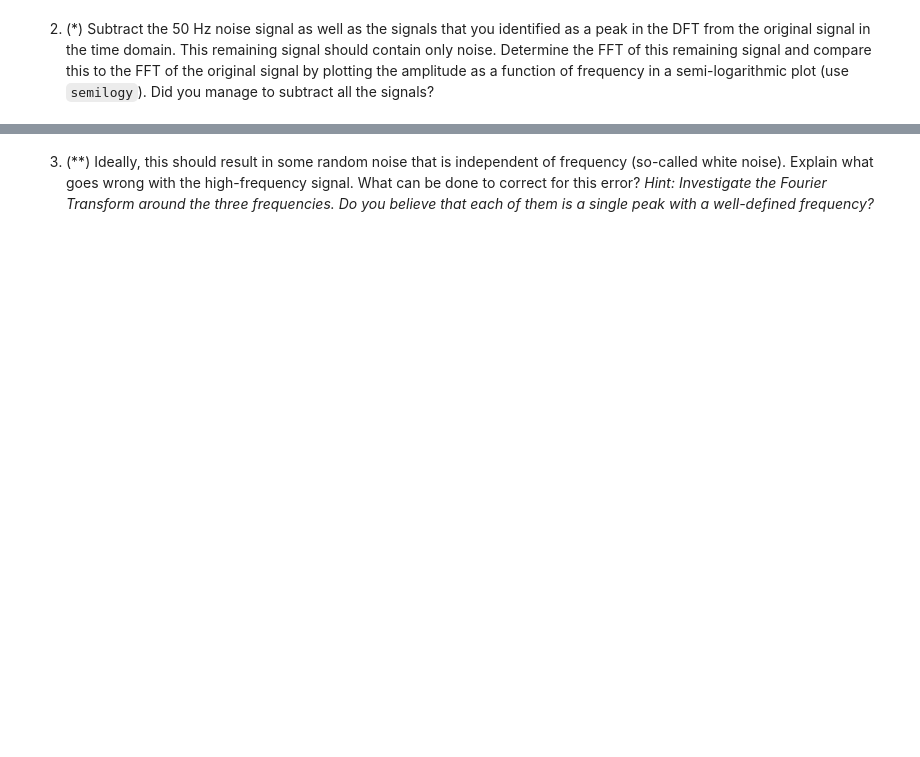
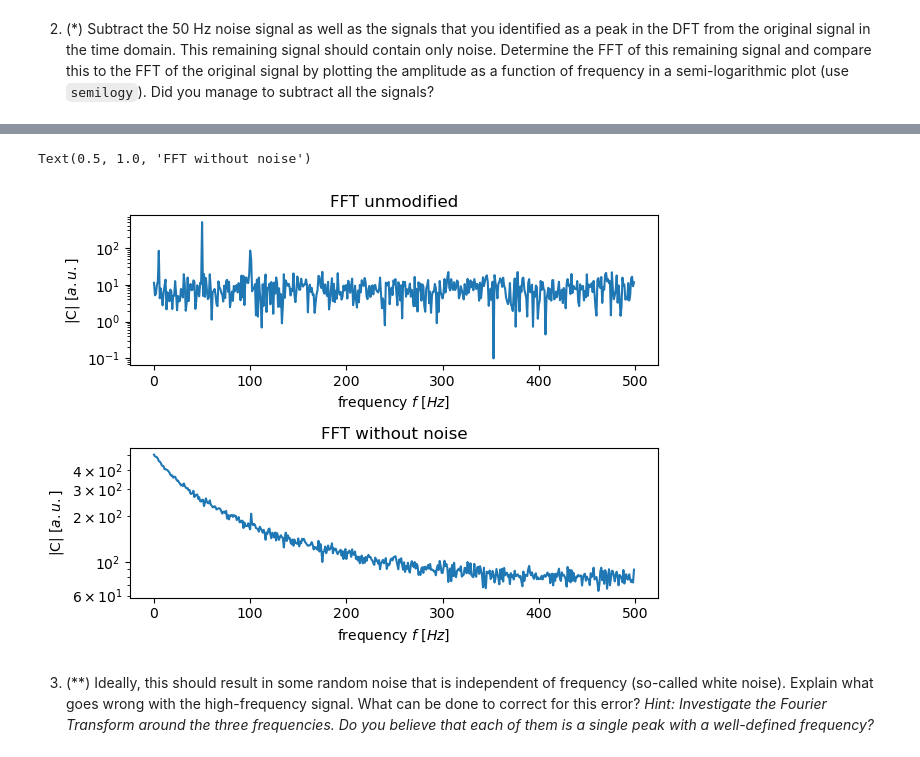
Before and after one commit to NerdyN00B/Physics-Experiments, a Jupyter notebook: PE1/Nummerieke WC/NumericalDFT.ipynb, the cells around one changed output, grey strips where cells are left out. Saved outputs shown, nothing was run; the diff lists cells and outputs as text; code cells hidden in the pictures; blank space fills up the shorter version.

```diff
--- a/PE1/Nummerieke WC/NumericalDFT.ipynb
+++ b/PE1/Nummerieke WC/NumericalDFT.ipynb
@@ -301,5 +322,23 @@ FFT = np.fft.fft(signal)
 # %%
 # ↓↓↓ Your code goes here ↓↓↓
+fig, ax = plt.subplots(2, layout='tight')
+
+ax[0].semilogy(FFT_freq[:N//2], np.abs(FFT[:N//2]))
+ax[0].set_title('FFT unmodified')
+
+[a.set_xlabel('frequency $f$ [$Hz$]') for a in ax]
+[a.set_ylabel('|C| [$a.u.$]') for a in ax]
+
+noise = np.exp(-2j*np.pi*50*time) * FFT[50]
+
+signal_nonoise = signal - noise
+
+FFT_no_noise = np.fft.fft(signal_nonoise)
+ax[1].semilogy(FFT_freq[:N//2], np.abs(FFT_no_noise[:N//2]))
+ax[1].set_title('FFT without noise')
+# %% [output]
+Text(0.5, 1.0, 'FFT without noise')
+[figure, added]
 # %% [markdown]
 3. (**) Ideally, this should result in some random noise that is independent of frequency (so-called white noise). Explain what goes wrong with the high-frequency signal. What can be done to correct for this error? *Hint: Investigate the Fourier Transform around the three frequencies. Do you believe that each of them is a single peak with a well-defined frequency?*
 # %%
```
Also changed, not shown: parts of 8 cells of this notebook.
